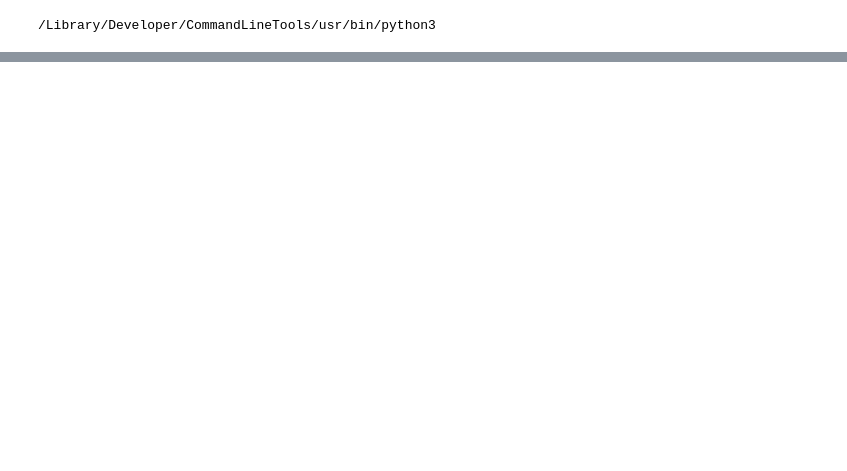
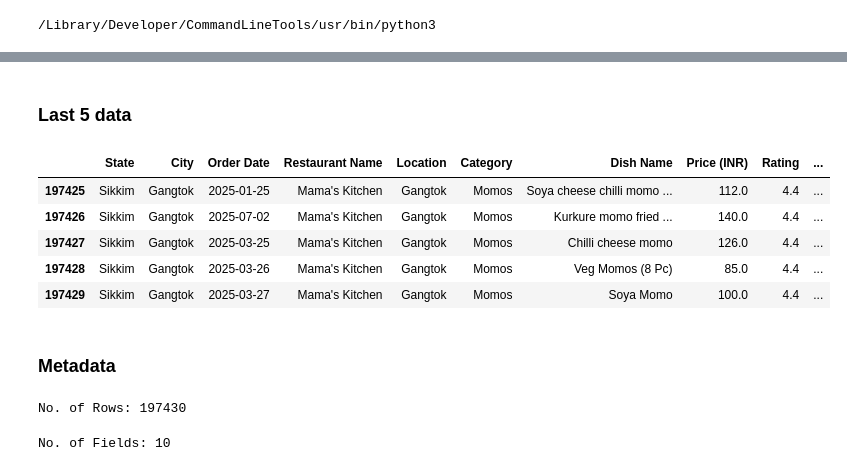
Before and after one commit to Dharmendra-07/Swiggy-Sales-Analysis, a Jupyter notebook: swiggy.ipynb, the cells around one changed output, grey strips where cells are left out. Drawn from its saved outputs; the diff is of its cells as text; code cells hidden in the pictures; blank space fills up the shorter version.

```diff
--- a/swiggy.ipynb
+++ b/swiggy.ipynb
@@ -27,0 +34,21 @@ df.head()
+# %% [markdown]
+### **Last 5 data**
+# %%
+df.tail()
+# %% [output]
+|  | State | City | Order Date | Restaurant Name | Location | Category | Dish Name | Price (INR) | Rating | ... |
+| 197425 | Sikkim | Gangtok | 2025-01-25 | Mama's Kitchen | Gangtok | Momos | Soya cheese chilli momo ... | 112.0 | 4.4 | ... |
+| 197426 | Sikkim | Gangtok | 2025-07-02 | Mama's Kitchen | Gangtok | Momos | Kurkure momo fried ... | 140.0 | 4.4 | ... |
+| 197427 | Sikkim | Gangtok | 2025-03-25 | Mama's Kitchen | Gangtok | Momos | Chilli cheese momo | 126.0 | 4.4 | ... |
+| 197428 | Sikkim | Gangtok | 2025-03-26 | Mama's Kitchen | Gangtok | Momos | Veg Momos (8 Pc) | 85.0 | 4.4 | ... |
+| 197429 | Sikkim | Gangtok | 2025-03-27 | Mama's Kitchen | Gangtok | Momos | Soya Momo | 100.0 | 4.4 | ... |
+# %% [markdown]
+### **Metadata**
+# %%
+print("No. of Rows:",df.shape[0])
+# %% [output]
+No. of Rows: 197430
+# %%
+print("No. of Fields:",df.shape[1])
+# %% [output]
+No. of Fields: 10
```
Also changed, not shown: parts of 38 cells of this notebook.
